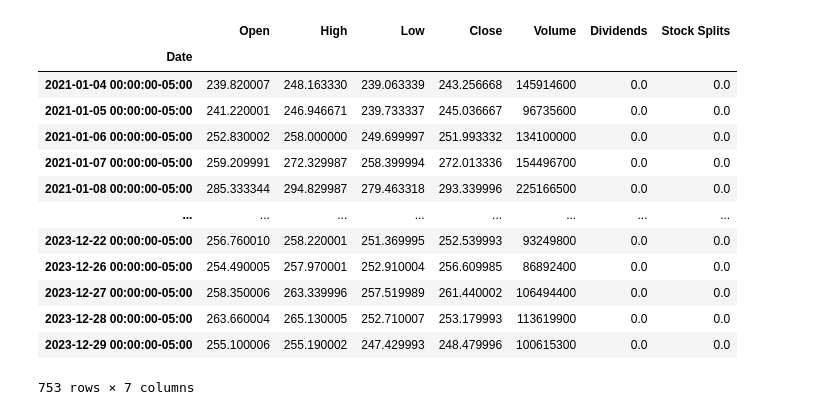
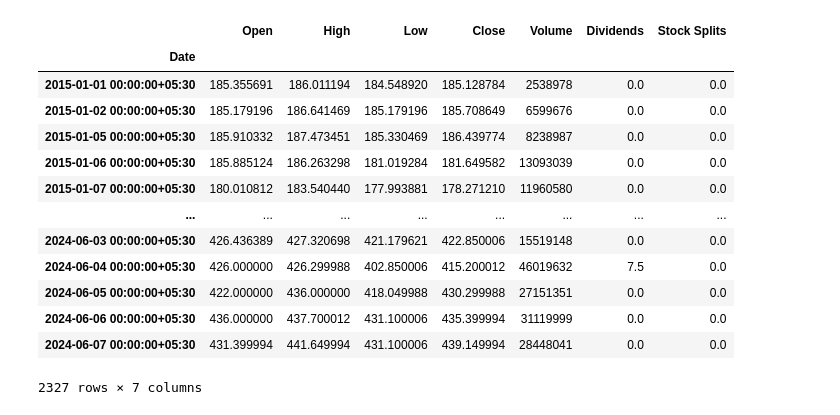
Before and after one commit to Poojitha2213/Visualizing-and-forecasting-of-Stocks, a Jupyter notebook: miniProject1.ipynb, the cells around one changed output. Saved outputs shown, nothing was run; the diff lists cells and outputs as text; code cells hidden in the pictures.

```diff
--- a/miniProject1.ipynb
+++ b/miniProject1.ipynb
@@ -7,30 +7,30 @@ import yfinance as yf
 # %%
 
 # Need to use these variables to use yf
-symbol = 'TSLA'
+symbol = 'ITC.NS'
 data = yf.Ticker(symbol)
 
-start = '2021-01-01'
-end = '2023-12-31'
+start = '2015-01-01'
+end = '2024-06-10'
 
-# df = data.DataReader('TSLA', 'yahoo', start, end, 3, 0.1, None, None)
+# df = data.DataReader('ITC.NS', 'yahoo', start, end, 3, 0.1, None, None)
 ts = data.history(start = start, end = end)
 df = pd.DataFrame(ts)
 
 # df.head()
 df
 # %% [output]
 |  | Open | High | Low | Close | Volume | Dividends | Stock Splits |
 | Date |  |  |  |  |  |  |  |
-| 2021-01-04 00:00:00-05:00 | 239.820007 | 248.163330 | 239.063339 | 243.256668 | 145914600 | 0.0 | 0.0 |
-| 2021-01-05 00:00:00-05:00 | 241.220001 | 246.946671 | 239.733337 | 245.036667 | 96735600 | 0.0 | 0.0 |
-| 2021-01-06 00:00:00-05:00 | 252.830002 | 258.000000 | 249.699997 | 251.993332 | 134100000 | 0.0 | 0.0 |
-| 2021-01-07 00:00:00-05:00 | 259.209991 | 272.329987 | 258.399994 | 272.013336 | 154496700 | 0.0 | 0.0 |
-| 2021-01-08 00:00:00-05:00 | 285.333344 | 294.829987 | 279.463318 | 293.339996 | 225166500 | 0.0 | 0.0 |
+| 2015-01-01 00:00:00+05:30 | 185.355691 | 186.011194 | 184.548920 | 185.128784 | 2538978 | 0.0 | 0.0 |
+| 2015-01-02 00:00:00+05:30 | 185.179196 | 186.641469 | 185.179196 | 185.708649 | 6599676 | 0.0 | 0.0 |
+| 2015-01-05 00:00:00+05:30 | 185.910332 | 187.473451 | 185.330469 | 186.439774 | 8238987 | 0.0 | 0.0 |
+| 2015-01-06 00:00:00+05:30 | 185.885124 | 186.263298 | 181.019284 | 181.649582 | 13093039 | 0.0 | 0.0 |
+| 2015-01-07 00:00:00+05:30 | 180.010812 | 183.540440 | 177.993881 | 178.271210 | 11960580 | 0.0 | 0.0 |
 | ... | ... | ... | ... | ... | ... | ... | ... |
-| 2023-12-22 00:00:00-05:00 | 256.760010 | 258.220001 | 251.369995 | 252.539993 | 93249800 | 0.0 | 0.0 |
-| 2023-12-26 00:00:00-05:00 | 254.490005 | 257.970001 | 252.910004 | 256.609985 | 86892400 | 0.0 | 0.0 |
-| 2023-12-27 00:00:00-05:00 | 258.350006 | 263.339996 | 257.519989 | 261.440002 | 106494400 | 0.0 | 0.0 |
-| 2023-12-28 00:00:00-05:00 | 263.660004 | 265.130005 | 252.710007 | 253.179993 | 113619900 | 0.0 | 0.0 |
-| 2023-12-29 00:00:00-05:00 | 255.100006 | 255.190002 | 247.429993 | 248.479996 | 100615300 | 0.0 | 0.0 |
+| 2024-06-03 00:00:00+05:30 | 426.436389 | 427.320698 | 421.179621 | 422.850006 | 15519148 | 0.0 | 0.0 |
+| 2024-06-04 00:00:00+05:30 | 426.000000 | 426.299988 | 402.850006 | 415.200012 | 46019632 | 7.5 | 0.0 |
+| 2024-06-05 00:00:00+05:30 | 422.000000 | 436.000000 | 418.049988 | 430.299988 | 27151351 | 0.0 | 0.0 |
+| 2024-06-06 00:00:00+05:30 | 436.000000 | 437.700012 | 431.100006 | 435.399994 | 31119999 | 0.0 | 0.0 |
+| 2024-06-07 00:00:00+05:30 | 431.399994 | 441.649994 | 431.100006 | 439.149994 | 28448041 | 0.0 | 0.0 |
-753 rows × 7 columns
+2327 rows × 7 columns
```
Also changed, not shown: parts of 39 cells of this notebook, 3 other files.
